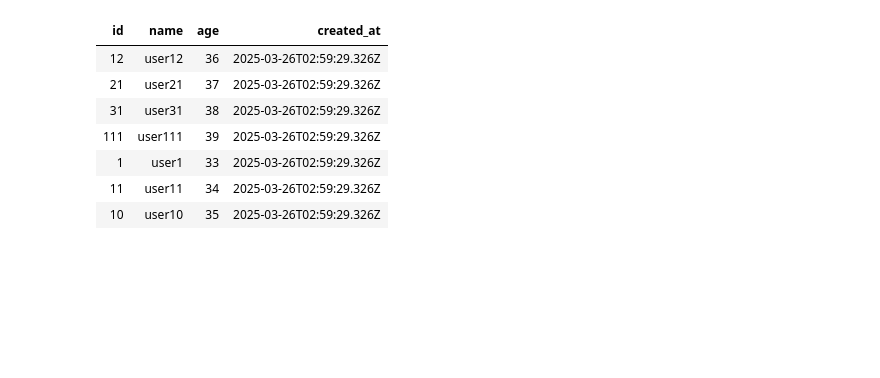
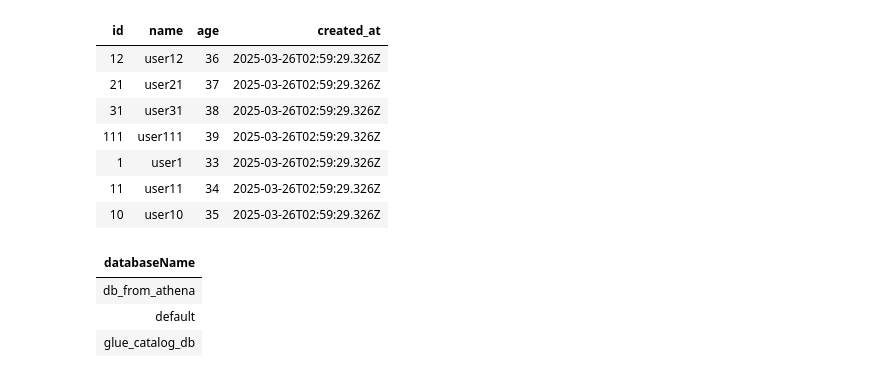
Before and after one commit to dipankarkush-db/mars, a Jupyter notebook: Glue federation NB.ipynb, the cells around one changed output. Drawn from its saved outputs; the diff is of its cells as text; code cells hidden in the pictures; blank space fills up the shorter version.

```diff
--- a/Glue federation NB.ipynb
+++ b/Glue federation NB.ipynb
@@ -167,3 +167,10 @@ select * from `glue-fed-conn_catalog`.glue_catalog_db.another_parquet_table;
 | 1 | user1 | 33 | 2025-03-26T02:59:29.326Z |
 | 11 | user11 | 34 | 2025-03-26T02:59:29.326Z |
 | 10 | user10 | 35 | 2025-03-26T02:59:29.326Z |
+# %%
+show databases;
+# %% [output]
+| databaseName |
+| db_from_athena |
+| default |
+| glue_catalog_db |
```
Also changed, not shown: parts of 6 cells of this notebook.
